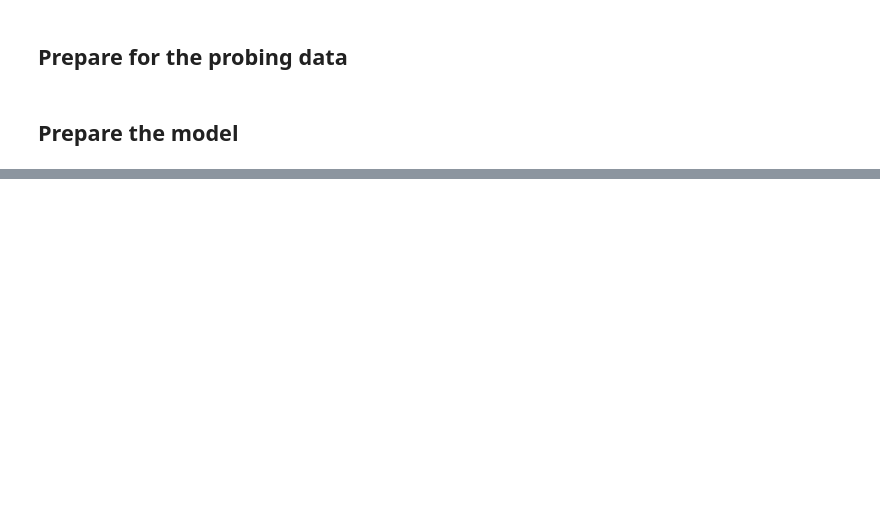
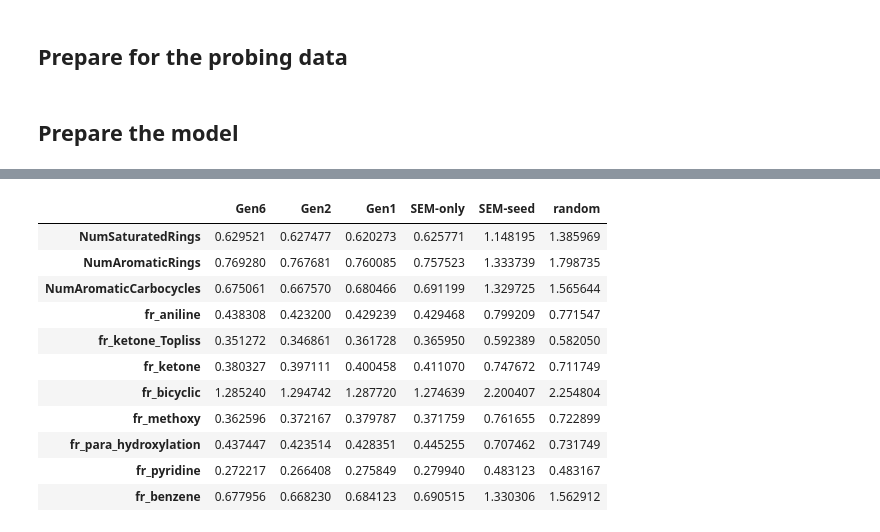
Before and after one commit to Joshua-Ren/P4_Graph, a Jupyter notebook: graph_probing_evaluations.ipynb, the cells around one changed output, grey strips where cells are left out. Cells and saved outputs as stored; diff of their text form; code cells hidden in the pictures; blank space fills up the shorter version.

```diff
--- a/graph_probing_evaluations.ipynb
+++ b/graph_probing_evaluations.ipynb
@@ -166,0 +201,40 @@ perf
+# %%
+RESULT_PATH = 'E:\\P4_Graph\\results\\gcn_sem\\pcba_gcn_semnil_save'
+args.bottle_type = 'sem'
+args.L = 40
+args.V = 20
+args.head_type = 'linear'
+args.num_tasks = 128
+
+ckp_sem_seed = os.path.join(RESULT_PATH, 'model_seed.pt')
+pcba_perf_sem_seed, rnd_sem = get_probing_result(args, ckp_sem_seed, run_random=True)
+
+ckp_gen0 = os.path.join(RESULT_PATH, 'model_gen_00.pt')
+pcba_perf_sem_gen0, _ = get_probing_result(args, ckp_gen0, run_random=False)
+
+ckp_gen1 = os.path.join(RESULT_PATH, 'model_gen_01.pt')
+pcba_perf_sem_gen1, _ = get_probing_result(args, ckp_gen0, run_random=False)
+
+ckp_gen2 = os.path.join(RESULT_PATH, 'model_gen_02.pt')
+pcba_perf_sem_gen2, _ = get_probing_result(args, ckp_gen2, run_random=False)
+
+ckp_gen6 = os.path.join(RESULT_PATH, 'model_gen_06.pt')
+pcba_perf_sem_gen6, _ = get_probing_result(args, ckp_gen6, run_random=False)
+# %%
+pcba_perf_sem = pd.DataFrame(np.column_stack((pcba_perf_sem_gen6, pcba_perf_sem_gen2, pcba_perf_sem_gen1, pcba_perf_sem_gen0, pcba_perf_sem_seed, rnd_sem)),
+                      index=selected_prop, columns=['Gen6', 'Gen2', 'Gen1','SEM-only','SEM-seed','random'])
+# %%
+pcba_perf_sem
+# %% [output]
+|  | Gen6 | Gen2 | Gen1 | SEM-only | SEM-seed | random |
+| NumSaturatedRings | 0.629521 | 0.627477 | 0.620273 | 0.625771 | 1.148195 | 1.385969 |
+| NumAromaticRings | 0.769280 | 0.767681 | 0.760085 | 0.757523 | 1.333739 | 1.798735 |
+| NumAromaticCarbocycles | 0.675061 | 0.667570 | 0.680466 | 0.691199 | 1.329725 | 1.565644 |
+| fr_aniline | 0.438308 | 0.423200 | 0.429239 | 0.429468 | 0.799209 | 0.771547 |
+| fr_ketone_Topliss | 0.351272 | 0.346861 | 0.361728 | 0.365950 | 0.592389 | 0.582050 |
+| fr_ketone | 0.380327 | 0.397111 | 0.400458 | 0.411070 | 0.747672 | 0.711749 |
+| fr_bicyclic | 1.285240 | 1.294742 | 1.287720 | 1.274639 | 2.200407 | 2.254804 |
+| fr_methoxy | 0.362596 | 0.372167 | 0.379787 | 0.371759 | 0.761655 | 0.722899 |
+| fr_para_hydroxylation | 0.437447 | 0.423514 | 0.428351 | 0.445255 | 0.707462 | 0.731749 |
+| fr_pyridine | 0.272217 | 0.266408 | 0.275849 | 0.279940 | 0.483123 | 0.483167 |
+| fr_benzene | 0.677956 | 0.668230 | 0.684123 | 0.690515 | 1.330306 | 1.562912 |
```
Also changed, not shown: parts of 12 cells of this notebook, 4 other files.
